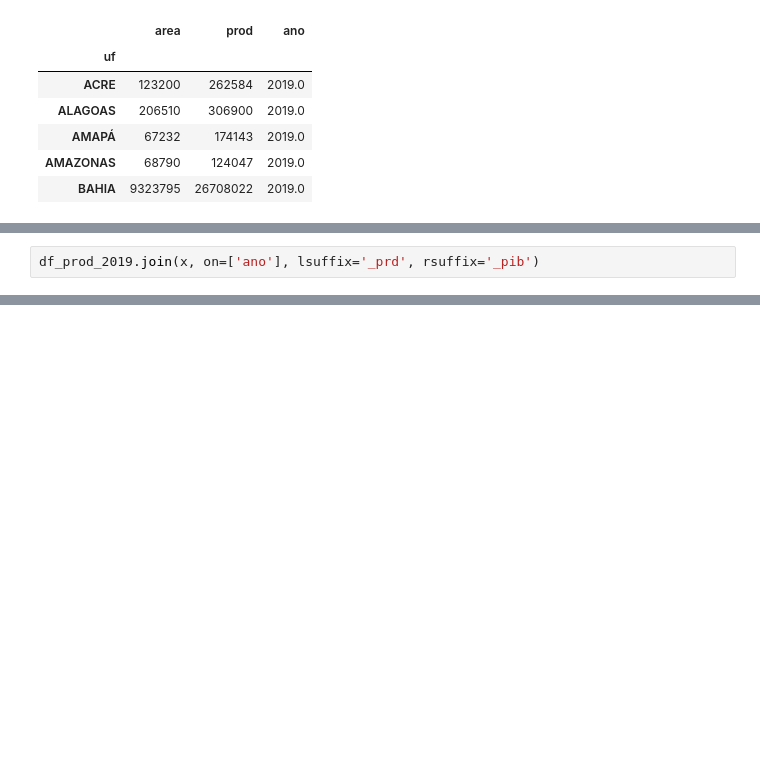
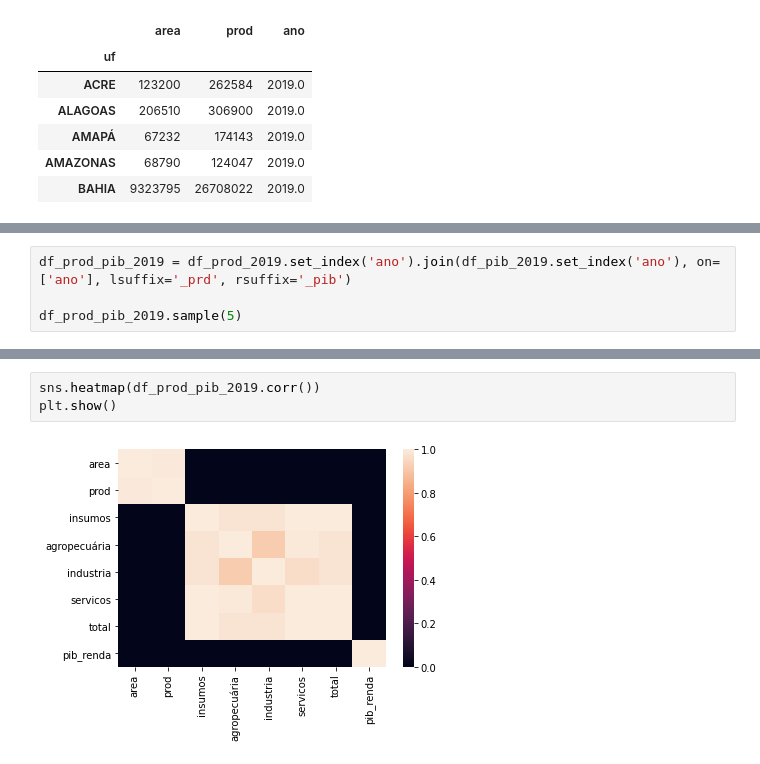
Before and after one commit to RCristiano/eleflow, a Jupyter notebook: exploracao.ipynb, the cells around one changed output, grey strips where cells are left out. Drawn from its saved outputs; the diff is of its cells as text; blank space fills up the shorter version.

```diff
--- a/exploracao.ipynb
+++ b/exploracao.ipynb
@@ -183,5 +176,7 @@ x.dtypes
 | pecuario | False | 2019.0 | 25259.813930 | 138481.925846 | 105080.504467 | 225933.690095 | 4.947559e+05 |
 |  | True | 2019.0 | 25259.813930 | 138481.925846 | 105080.504467 | 225933.690095 | 4.947559e+05 |
 # %%
-df_prod_2019.join(x, on=['ano'], lsuffix='_prd', rsuffix='_pib')
+df_prod_pib_2019 = df_prod_2019.set_index('ano').join(df_pib_2019.set_index('ano'), on=['ano'], lsuffix='_prd', rsuffix='_pib')
+
+df_prod_pib_2019.sample(5)
 # %% [output]
@@ -188,0 +202,5 @@ ValueError: len(left_on) must equal the number of levels in the index of "right"
+# %%
+sns.heatmap(df_prod_pib_2019.corr())
+plt.show()
+# %% [output]
+[figure, added]
```
Also changed, not shown: parts of 4 cells of this notebook.
